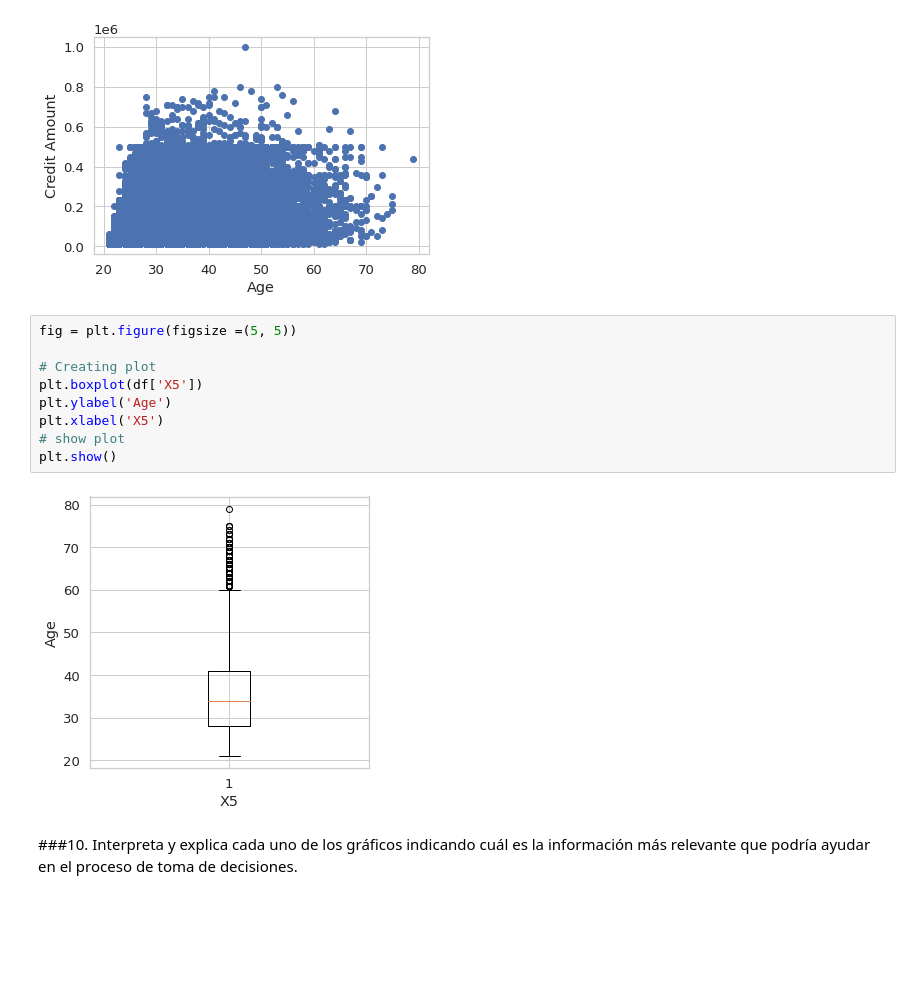
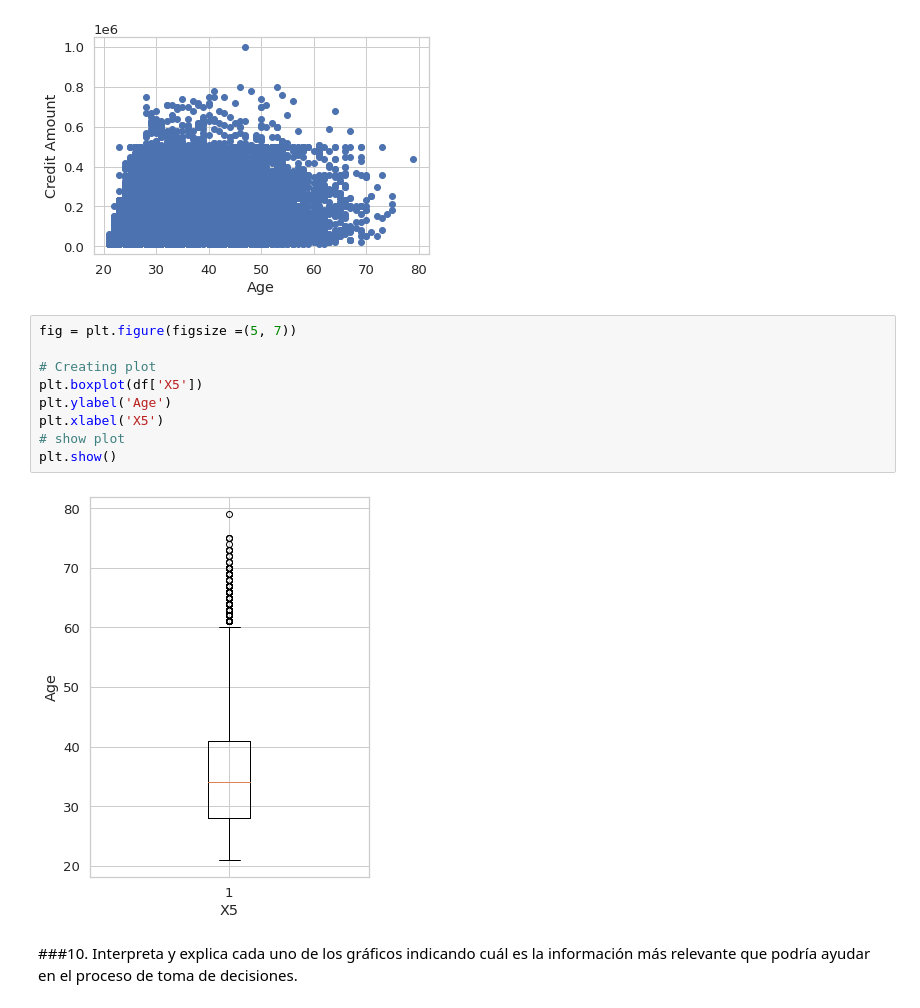
Before and after one commit to PosgradoMNA/actividades-de-aprendizaje-jeesperon, a Jupyter notebook: Act_Sem6_visualización_a01372413.ipynb, the cells around one changed output. Saved outputs shown, nothing was run; the diff lists cells and outputs as text; blank space fills up the shorter version.

```diff
--- a/Act_Sem6_visualización_a01372413.ipynb
+++ b/Act_Sem6_visualización_a01372413.ipynb
@@ -361,15 +361,15 @@ plt.show()
 # %% [output]
 [figure]
 # %%
-fig = plt.figure(figsize =(5, 5))
+fig = plt.figure(figsize =(5, 7))
 
 # Creating plot
 plt.boxplot(df['X5'])
 plt.ylabel('Age')
 plt.xlabel('X5')
 # show plot
 plt.show()
 # %% [output]
-[figure, old version]
+[figure, new version]
 # %% [markdown]
 ###10. Interpreta y explica cada uno de los gráficos indicando cuál es la información más relevante que podría ayudar en el proceso de toma de decisiones.
```
